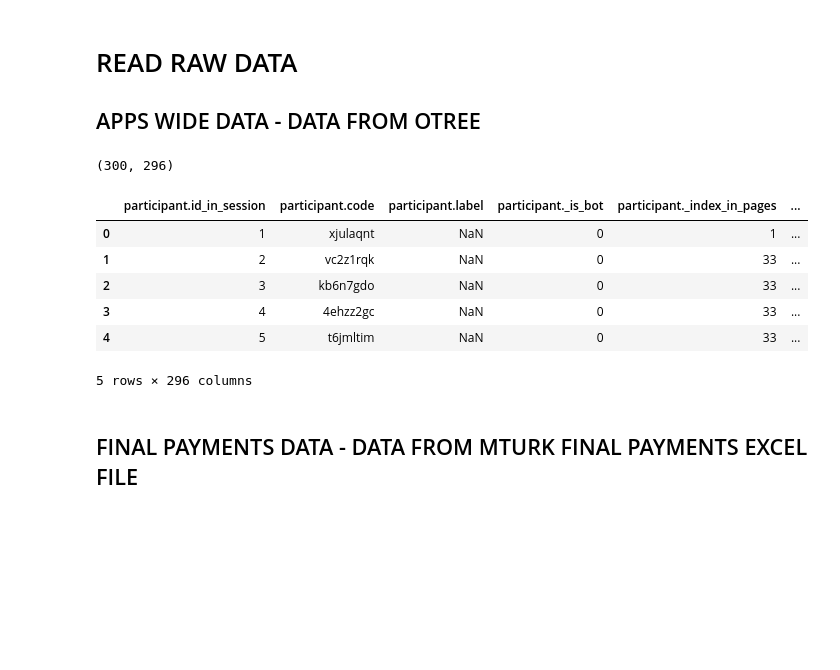
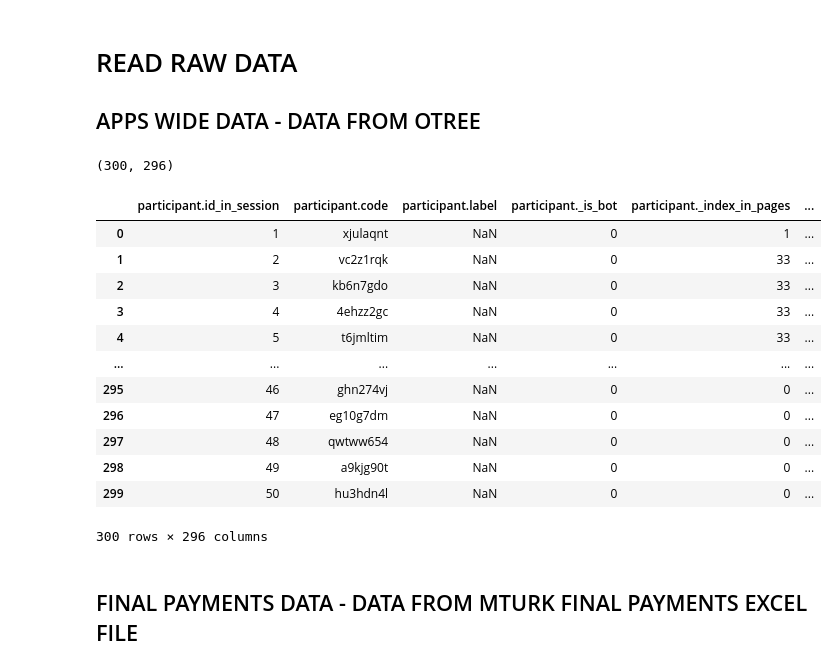
Before and after one commit to imahdimir/i57_g3_g4_ReRA_2nd_Pilot_Analysis, a Jupyter notebook: c_020__cleaning_and_checking_data.ipynb, the cells around one changed output. Cells and saved outputs as stored; diff of their text form; code cells hidden in the pictures; blank space fills up the shorter version.

```diff
--- a/c_020__cleaning_and_checking_data.ipynb
+++ b/c_020__cleaning_and_checking_data.ipynb
@@ -19,16 +19,22 @@ c = Constants()
 # %%
 df_apps_wide__raw = pd.read_csv(fp.all_apps_wide_csv_250301)
 print(df_apps_wide__raw.shape)
-df_apps_wide__raw.head()
+df_apps_wide__raw
 # %% [output]
 (300, 296)
 |  | participant.id_in_session | participant.code | participant.label | participant._is_bot | participant._index_in_pages | ... |
 | 0 | 1 | xjulaqnt | NaN | 0 | 1 | ... |
 | 1 | 2 | vc2z1rqk | NaN | 0 | 33 | ... |
 | 2 | 3 | kb6n7gdo | NaN | 0 | 33 | ... |
 | 3 | 4 | 4ehzz2gc | NaN | 0 | 33 | ... |
 | 4 | 5 | t6jmltim | NaN | 0 | 33 | ... |
+| ... | ... | ... | ... | ... | ... | ... |
+| 295 | 46 | ghn274vj | NaN | 0 | 0 | ... |
+| 296 | 47 | eg10g7dm | NaN | 0 | 0 | ... |
+| 297 | 48 | qwtww654 | NaN | 0 | 0 | ... |
+| 298 | 49 | a9kjg90t | NaN | 0 | 0 | ... |
+| 299 | 50 | hu3hdn4l | NaN | 0 | 0 | ... |
-5 rows × 296 columns
+300 rows × 296 columns
 # %% [markdown]
 ## FINAL PAYMENTS DATA - DATA FROM MTURK FINAL PAYMENTS EXCEL FILE
 # %%
```
Also changed, not shown: parts of 4 cells of this notebook, 8 other files.
